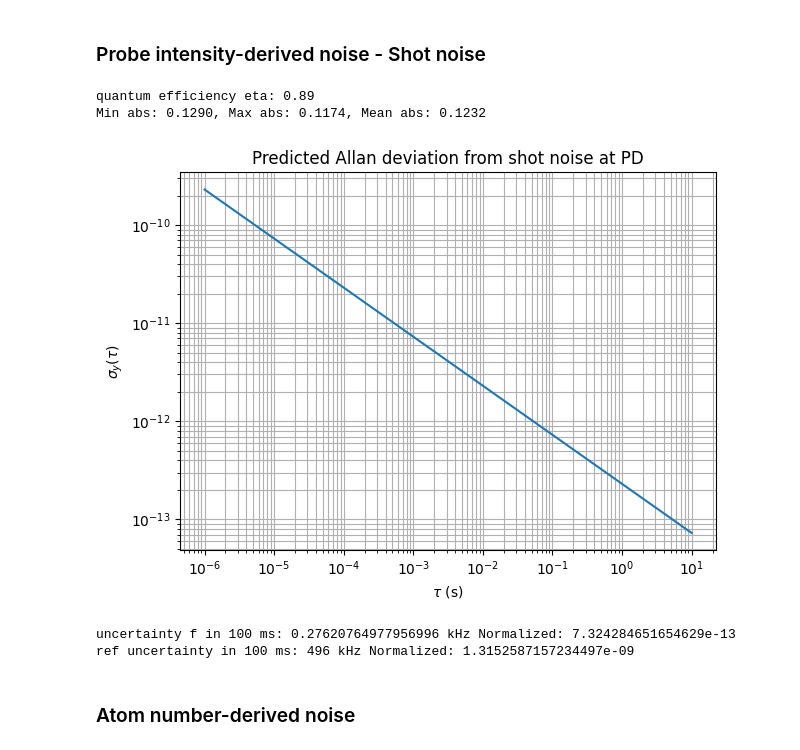
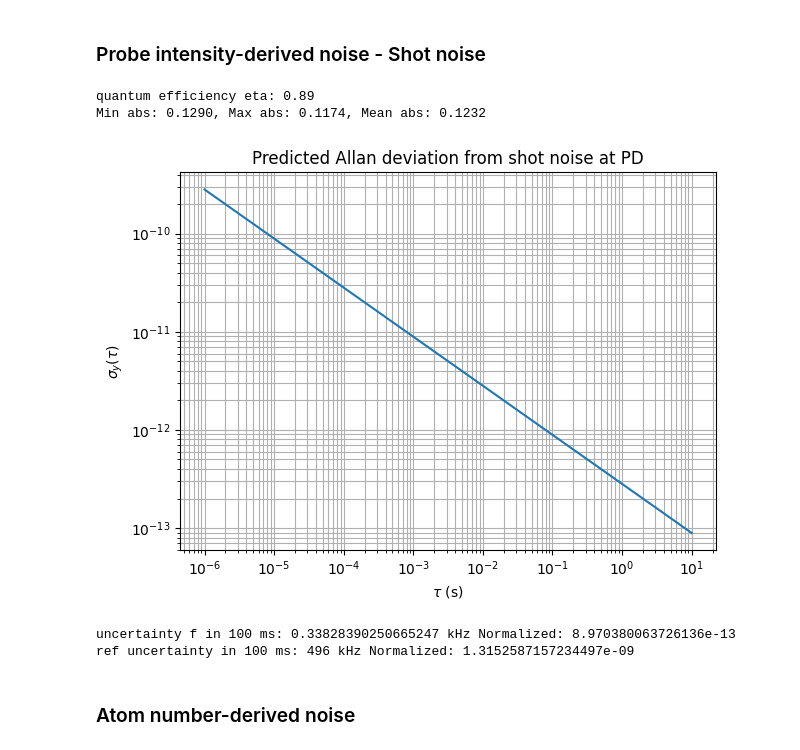
Before and after one commit to JonathanSugijanto/Bi-SAS-for-Optical-Clock, a Jupyter notebook: instability.ipynb, the cells around one changed output. Saved outputs shown, nothing was run; the diff lists cells and outputs as text; code cells hidden in the pictures.

```diff
--- a/instability.ipynb
+++ b/instability.ipynb
@@ -589,34 +589,34 @@ ref uncertainty in 100 ms: 496 kHz Normalized: 1.3152587157234497e-09
 # %%
 photo_sens = 0.57  # A/W, from S5972 datasheet, at around 800 nm wavelength
 
 I_pr_Wm2 = 0.04 * 6.2e-3 / 1e-4   # 0.03 mW/cm^2 -> W/m^2
 Area =  np.pi * (D_D1/2)**2  # in W, where D_D1 is the probe beam diameter in meters
 
 tau = np.logspace(-6, 1, 200)  # 1 us to 10 s
 eta = h * f0 / e_charge * photo_sens
 print(f"quantum efficiency eta: {eta:.2f}")
 mean_Abs = (Abs[max_gradient_index] + Abs[min_gradient_index]) / 2
 print(f"Min abs: {Abs[min_gradient_index]:.4f}, Max abs: {Abs[max_gradient_index]:.4f}, Mean abs: {mean_Abs:.4f}")
 I_det = (1 - mean_Abs) * I_pr_Wm2
 sigma_I_det = np.sqrt((eta * h * f0 * I_det) / (Area * tau))
-sigma_y_shot = np.sqrt(2) * sigma_I_det / (f0 * I_pr_Wm2 * np.abs(tangent_slope))
+sigma_y_shot = np.sqrt(3) * sigma_I_det / (f0 * I_pr_Wm2 * np.abs(tangent_slope))
 
 plt.figure()
 plt.loglog(tau, sigma_y_shot, label='Predicted Allan deviation from shot noise at PD')
 plt.xlabel(r'$\tau$ (s)')
 plt.ylabel(r'$\sigma_y(\tau)$')
 plt.grid(True, which='both')
 plt.title(f'Predicted Allan deviation from shot noise at PD')
 plt.tight_layout()
 plt.show()
 
 print("uncertainty f in 100 ms:", f0 * sigma_y_shot[np.argmin(np.abs(tau - 0.1))] / 1e3, "kHz", "Normalized:", sigma_y_shot[np.argmin(np.abs(tau - 0.1))])
 print("ref uncertainty in 100 ms:", 496, "kHz", "Normalized:", 496e3/f0)
 # %% [output]
 quantum efficiency eta: 0.89
 Min abs: 0.1290, Max abs: 0.1174, Mean abs: 0.1232
-[figure, old version]
+[figure, new version]
-uncertainty f in 100 ms: 0.27620764977956996 kHz Normalized: 7.324284651654629e-13
+uncertainty f in 100 ms: 0.33828390250665247 kHz Normalized: 8.970380063726136e-13
 ref uncertainty in 100 ms: 496 kHz Normalized: 1.3152587157234497e-09
 # %% [markdown]
 ### Atom number-derived noise
```
Also changed, not shown: parts of 1 cell of this notebook, 4 other files.
